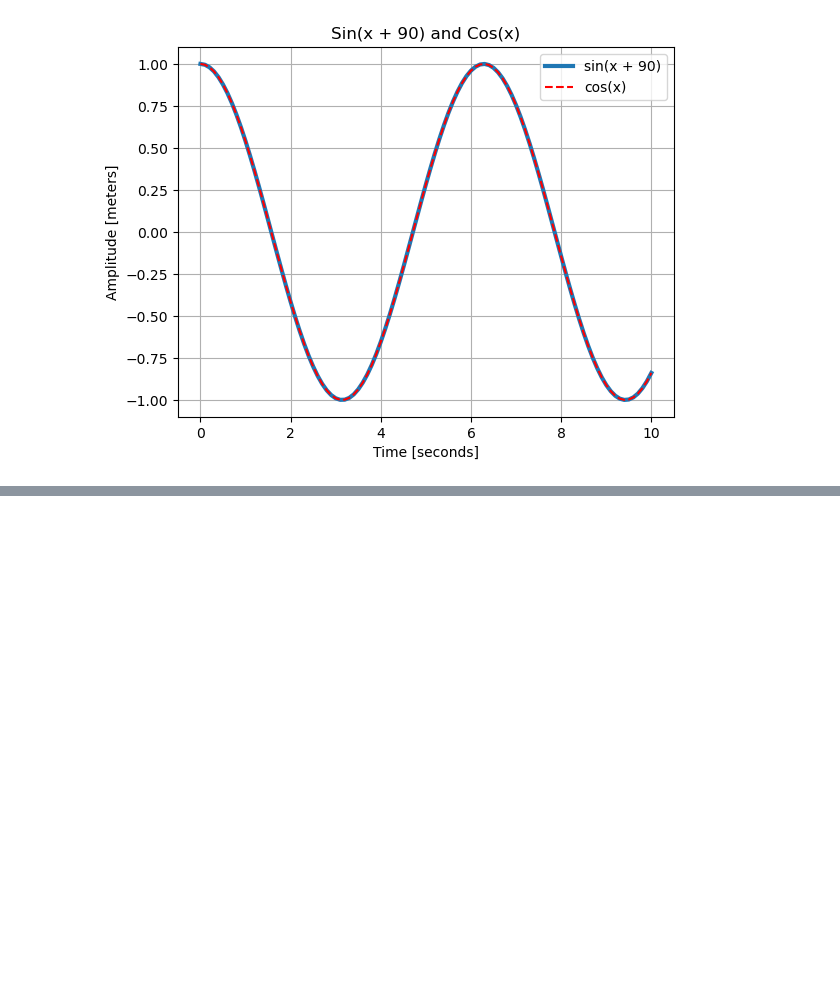
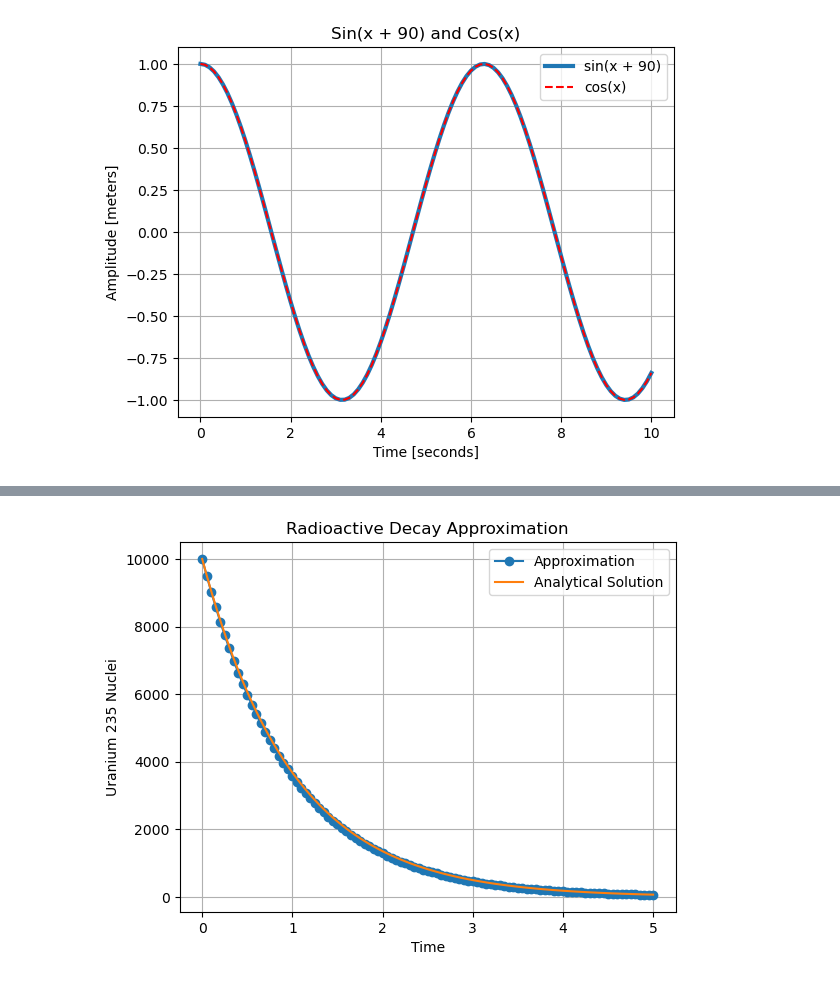
Before and after one commit to h-Escamilla/Computational-Methods-For-Mathematical-Physics-1-at-UTSA, a Jupyter notebook: Introduction_Basic_Fundamentals.ipynb, the cells around one changed output, grey strips where cells are left out. Cells and saved outputs as stored; diff of their text form; code cells hidden in the pictures; blank space fills up the shorter version.

```diff
--- a/Introduction_Basic_Fundamentals.ipynb
+++ b/Introduction_Basic_Fundamentals.ipynb
@@ -89,0 +159,4 @@ print(y)
+# %%
+#range in python starts from 0 by default
+for i in range(5):
+    print(i)
@@ -89,0 +169,3 @@ print(y)
+# %%
+for i in range(2,7):
+    print(i)
@@ -89,0 +180,8 @@ print(y)
+# %%
+#summing over integers 1 to 4
+n = 0
+#So in python, indentation matters. Everything inside the loop is indented. To code outside we need to leave the indentation
+for i in range(1, 5):
+    n = n + i
+n_sum = n
+print(n_sum)
@@ -89,0 +190,5 @@ print(y)
+# %%
+x = [] #this a list we can add to it using a loop
+for i in range(10):
+    x.append(i**2)  #this will square every number up to 10
+x
@@ -210,0 +340,37 @@ plt.show()
+# %%
+#Normally you want to include a few comments at the top of the program
+#Written by Homero Escamilla -- June 3, 2026
+#The purpose of this program is to model Radioactive Decay using Euler's Method
+#Reference 1: Computational Phsyics by Nicholas J. Giordano and Hisao Nakanishi
+import numpy as np
+import matplotlib.pyplot as plt
+
+# Normally I try to define all my parameters first
+U_initial = 10000
+tau = 1
+dt = 0.05
+tf = 5
+
+t = np.arange(0, tf + dt, dt)
+
+#We need to store the values we generate, so we use arrays
+uranium = np.zeros(len(t))
+uranium[0] = U_initial
+
+#Euler method
+for i in range(len(t) - 1):
+    uranium[i + 1] = uranium[i] - dt * uranium[i] / tau
+
+#Analytical SOlution
+U_exact = U_initial * np.exp(-t/tau)
+
+plt.plot(t, uranium, "o-", label="Approximation")
+plt.plot(t, U_exact, label="Analytical Solution")
+plt.xlabel("Time")
+plt.ylabel("Uranium 235 Nuclei")
+plt.title("Radioactive Decay Approximation")
+plt.legend()
+plt.grid(True)
+plt.show()
+# %% [output]
+[figure, added]
```
Also changed, not shown: parts of 21 cells of this notebook.
